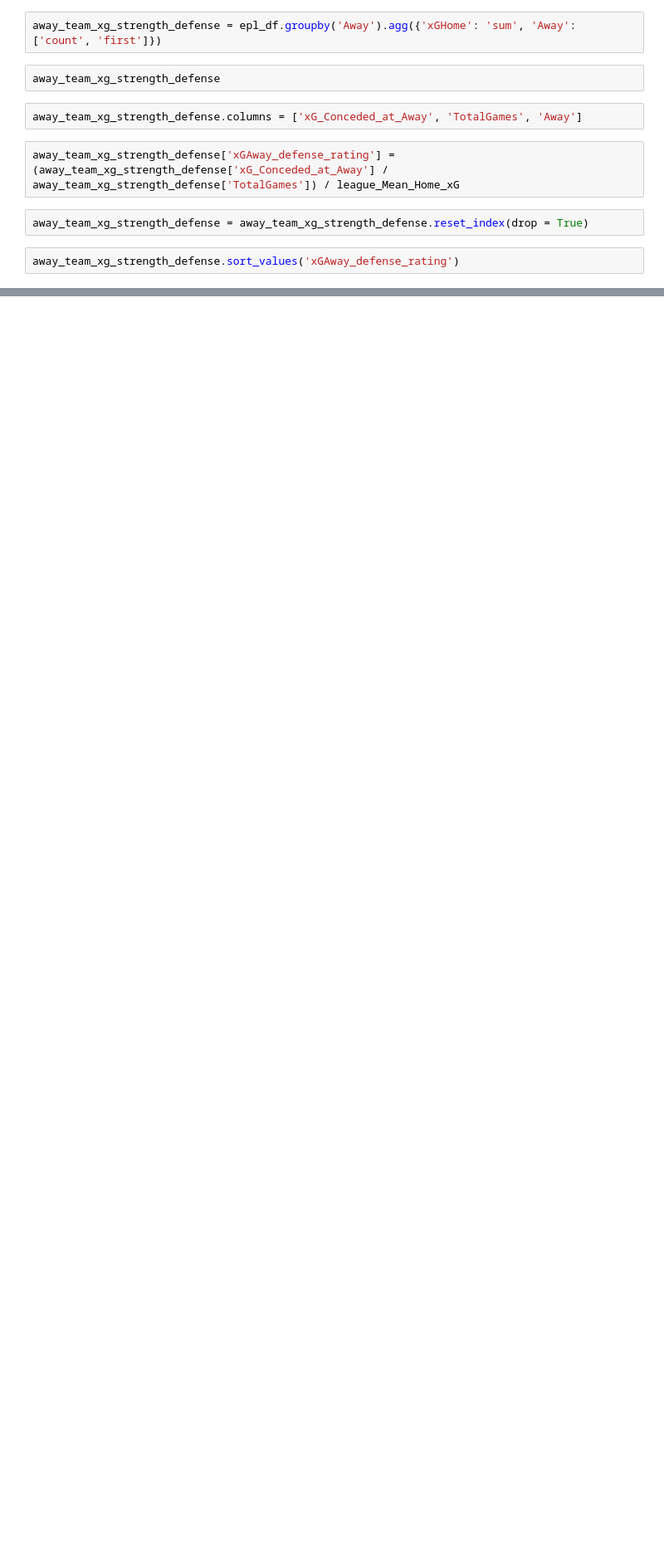
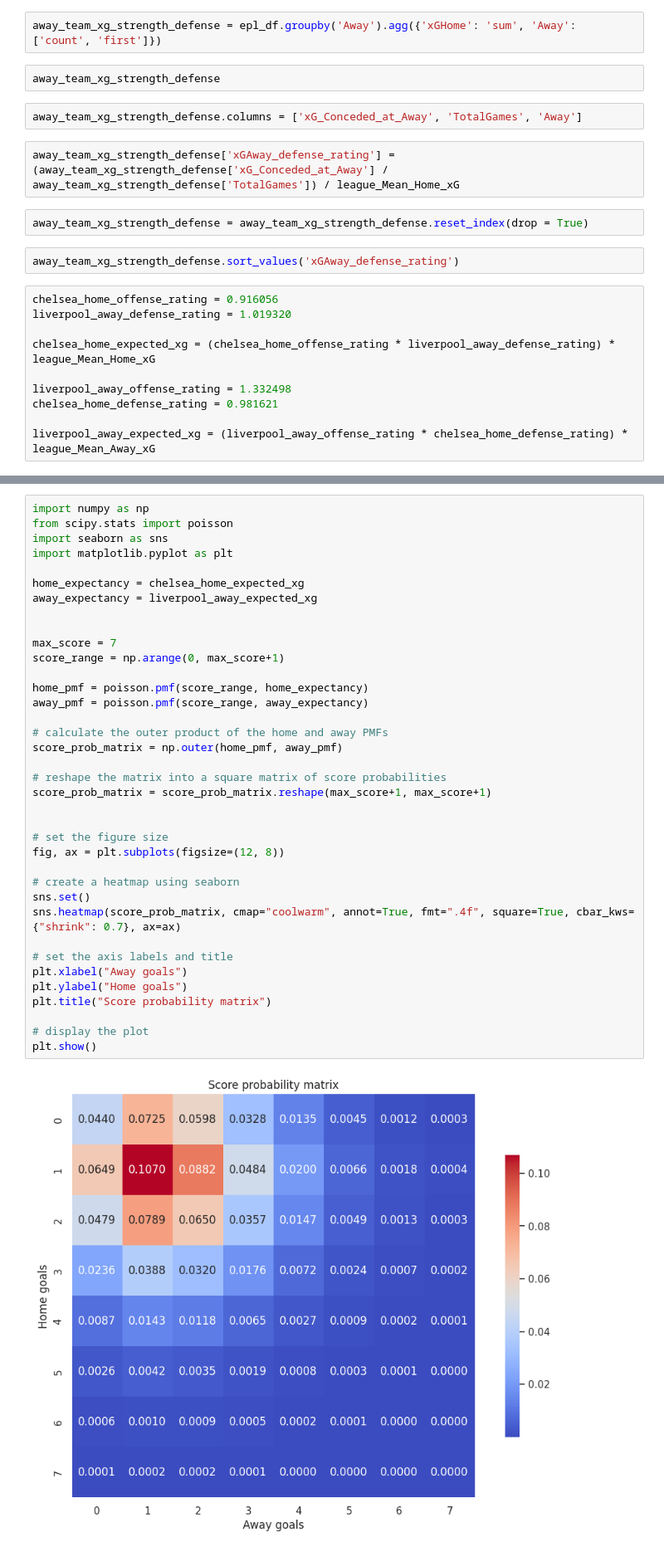
Before and after one commit to nithincp/Football-Analytics-xG, a Jupyter notebook: xG.ipynb, the cells around one changed output, grey strips where cells are left out. Shown at 83% size. Drawn from its saved outputs; the diff is of its cells as text; blank space fills up the shorter version.

Commit message:
Poisson distribution for future fixture

```diff
--- a/xG.ipynb
+++ b/xG.ipynb
@@ -102,3 +102,13 @@ away_team_xg_strength_defense['xGAway_defense_rating'] = (away_team_xg_strength_
 away_team_xg_strength_defense = away_team_xg_strength_defense.reset_index(drop = True)
 # %%
 away_team_xg_strength_defense.sort_values('xGAway_defense_rating')
+# %%
+chelsea_home_offense_rating = 0.916056
+liverpool_away_defense_rating = 1.019320
+
+chelsea_home_expected_xg = (chelsea_home_offense_rating * liverpool_away_defense_rating) * league_Mean_Home_xG
+
+liverpool_away_offense_rating = 1.332498
+chelsea_home_defense_rating = 0.981621
+
+liverpool_away_expected_xg = (liverpool_away_offense_rating * chelsea_home_defense_rating) * league_Mean_Away_xG
@@ -104,0 +125,39 @@ away_team_xg_strength_defense.sort_values('xGAway_defense_rating')
+# %%
+import numpy as np
+from scipy.stats import poisson
+import seaborn as sns
+import matplotlib.pyplot as plt
+
+home_expectancy = chelsea_home_expected_xg
+away_expectancy = liverpool_away_expected_xg
+
+
+max_score = 7
+score_range = np.arange(0, max_score+1)
+
+home_pmf = poisson.pmf(score_range, home_expectancy)
+away_pmf = poisson.pmf(score_range, away_expectancy)
+
+# calculate the outer product of the home and away PMFs
+score_prob_matrix = np.outer(home_pmf, away_pmf)
+
+# reshape the matrix into a square matrix of score probabilities
+score_prob_matrix = score_prob_matrix.reshape(max_score+1, max_score+1)
+
+
+# set the figure size
+fig, ax = plt.subplots(figsize=(12, 8))
+
+# create a heatmap using seaborn
+sns.set()
+sns.heatmap(score_prob_matrix, cmap="coolwarm", annot=True, fmt=".4f", square=True, cbar_kws={"shrink": 0.7}, ax=ax)
+
+# set the axis labels and title
+plt.xlabel("Away goals")
+plt.ylabel("Home goals")
+plt.title("Score probability matrix")
+
+# display the plot
+plt.show()
+# %% [output]
+[figure, added]
```
Also changed, not shown: parts of 3 cells of this notebook, 1 other file.
